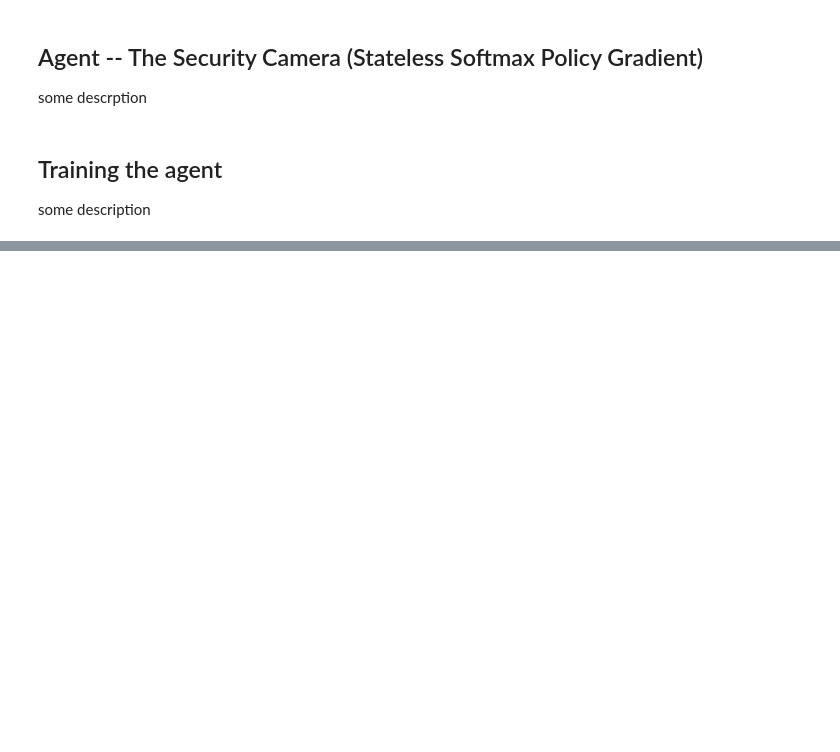
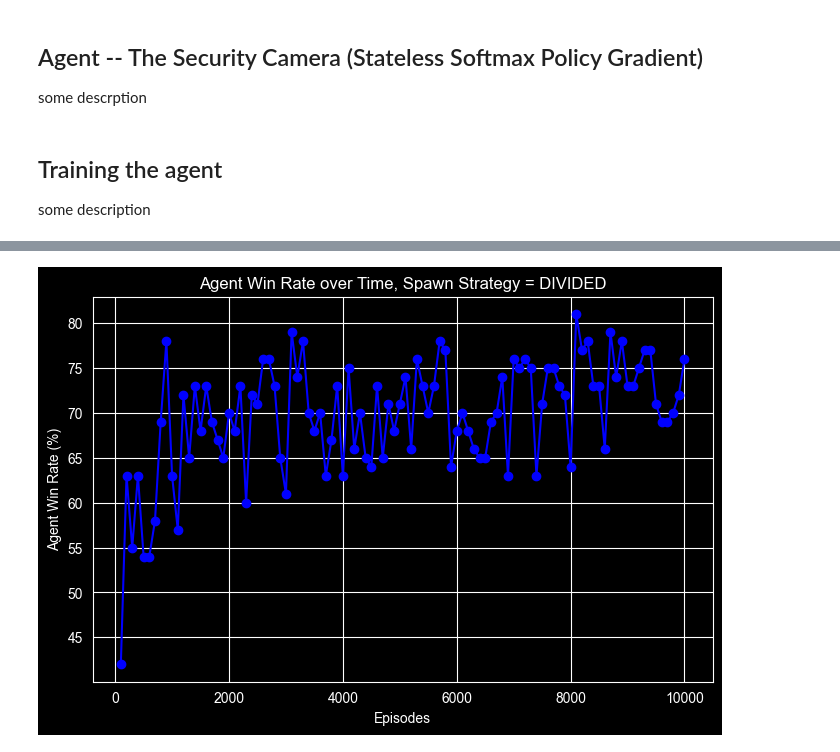
Before and after one commit to mocar27/rl-unimi, a Jupyter notebook: RL-UniMi-task-KonradMocarski.ipynb, the cells around one changed output, grey strips where cells are left out. Saved outputs shown, nothing was run; the diff lists cells and outputs as text; code cells hidden in the pictures; blank space fills up the shorter version.

```diff
--- a/RL-UniMi-task-KonradMocarski.ipynb
+++ b/RL-UniMi-task-KonradMocarski.ipynb
@@ -255,7 +247,7 @@ custom_map = [
     "OOWOO",
 ]
 
-episodes = 5000
+episodes = 10000
 gamma = 0.99
 beta = 2.0
 museum_layout = SpawnStrategy.DIVIDED
@@ -348,2 +262,39 @@ Final Policy Action Distribution (with -1 for walls):
 
 trzeba samemu wymyslec jak go zewaluowac, duzo bedzie tu zmiennych i mozliwosci, raport bedzie dlugi prawdopodobnie
+# %%
+print("Starting training...")
+win_rate_history = []
+wins = 0
+
+for ep in range(episodes):
+    obs, _ = env.reset()
+    done = False
+    trajectory = []
+
+    while not done:
+        action = agent.select_action()
+        next_obs, reward, terminated, truncated, info = env.step(action)
+        trajectory.append((action, reward))
+        done = terminated or truncated
+
+        if float(reward) > 0: wins += 1
+
+    agent.update(trajectory, use_baseline=baseline, g=gamma)
+
+    # Track Agent's learning performance (winrate).
+    if (ep + 1) % 100 == 0:
+        win_rate = wins / 100.0
+        win_rate_history.append(win_rate)
+        print(f"Episode {ep+1} | Win Rate (last 100 rounds): {win_rate*100:.1f}%")
+        wins = 0
+
+# Print museum layout as numeric values.
+final_probs = agent.get_probabilities()
+print("\nFinal Policy Action Distribution (with -1 for walls):")
+
+full_grid = np.full((env.height, env.width), -1.0)
+for idx, prob in enumerate(final_probs):
+    x, y = env.idx_to_node[idx]
+    full_grid[y, x] = prob
+
+print(np.round(full_grid, 3))
@@ -349,0 +313,4 @@ trzeba samemu wymyslec jak go zewaluowac, duzo bedzie tu zmiennych i mozliwosci,
+# %%
+plot_learning_curve(win_rate_history, museum_layout)
+# %% [output]
+[figure, added]
```
Also changed, not shown: parts of 6 cells of this notebook, 2 other files.
